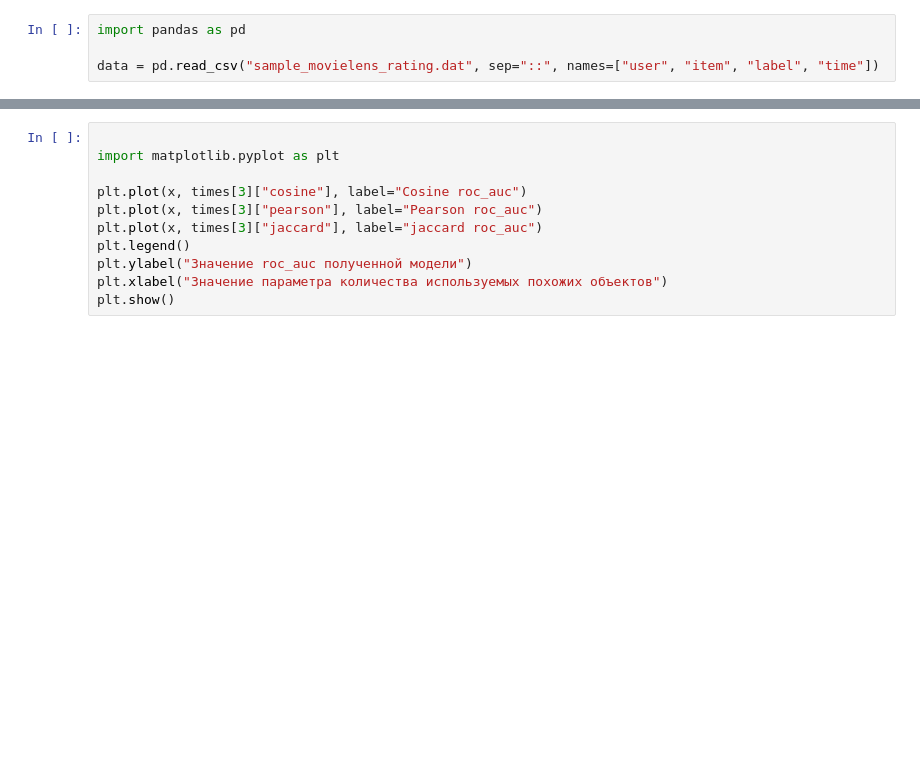
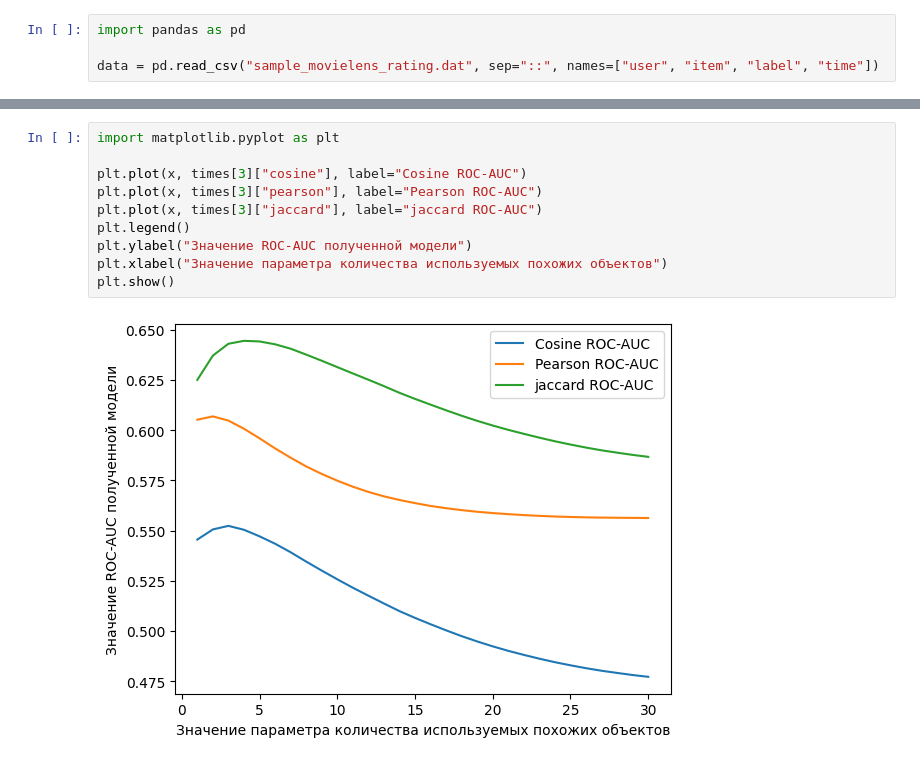
Before and after one commit to TheSawIsTheLaw/PRS, a Jupyter notebook: lab02/src/measurements.ipynb, the cells around one changed output, grey strips where cells are left out. Saved outputs shown, nothing was run; the diff lists cells and outputs as text; blank space fills up the shorter version.

```diff
--- a/lab02/src/measurements.ipynb
+++ b/lab02/src/measurements.ipynb
@@ -182,11 +188,12 @@ plt.show()
 # %%
-
 import matplotlib.pyplot as plt
 
-plt.plot(x, times[3]["cosine"], label="Cosine roc_auc")
-plt.plot(x, times[3]["pearson"], label="Pearson roc_auc")
-plt.plot(x, times[3]["jaccard"], label="jaccard roc_auc")
+plt.plot(x, times[3]["cosine"], label="Cosine ROC-AUC")
+plt.plot(x, times[3]["pearson"], label="Pearson ROC-AUC")
+plt.plot(x, times[3]["jaccard"], label="jaccard ROC-AUC")
 plt.legend()
-plt.ylabel("Значение roc_auc полученной модели")
+plt.ylabel("Значение ROC-AUC полученной модели")
 plt.xlabel("Значение параметра количества используемых похожих объектов")
 plt.show()
+# %% [output]
+[figure, added]
```
Also changed, not shown: parts of 7 cells of this notebook, 29 other files.
